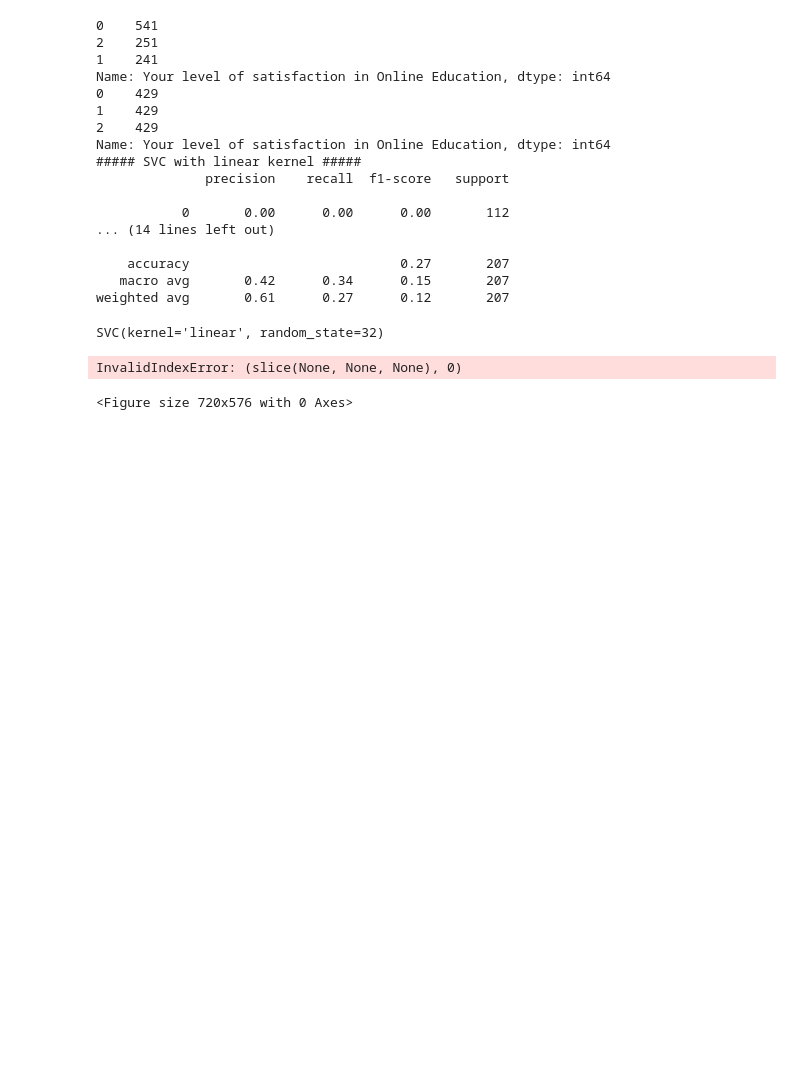
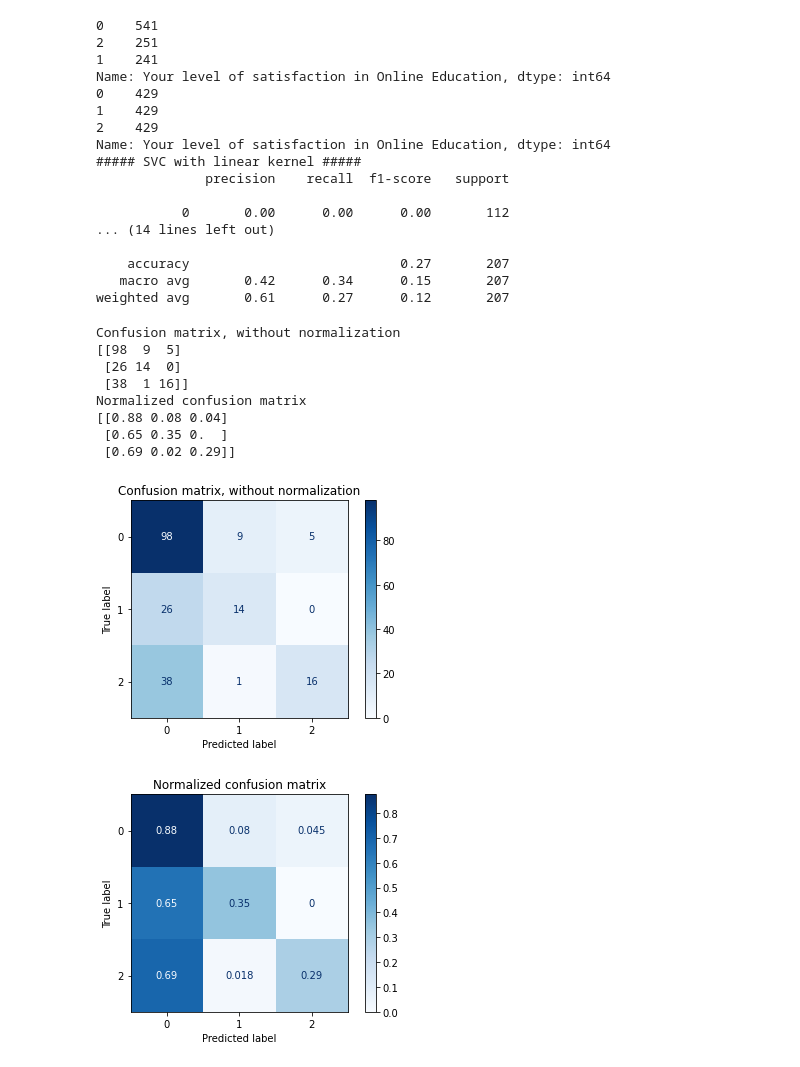
Before and after one commit to ECS-171-Divorce-Team/ECS-171-Online-Study, a Jupyter notebook: SVMModel.ipynb, the cells around one changed output. Cells and saved outputs as stored; diff of their text form; code cells hidden in the pictures; blank space fills up the shorter version.

Commit message:
conf matrix

```diff
--- a/SVMModel.ipynb
+++ b/SVMModel.ipynb
@@ -98,31 +98,50 @@ Name: Your level of satisfaction in Online Education, dtype: int64
     accuracy                           0.27       207
    macro avg       0.42      0.34      0.15       207
 weighted avg       0.61      0.27      0.12       207
-# %%
-import numpy as np
-from sklearn.svm import SVC
-
-# Splitting our dataset by train and test parts.
-# `stratify` is here to make our splitting balanced
-# in terms of classes.
-# And here we train our model. IMPORTANT: we use kernel='linear'.
-svc_model = SVC(kernel='linear', random_state=32)
-svc_model.fit(X_train, y_train)
-# %% [output]
-SVC(kernel='linear', random_state=32)
-# %%
-import matplotlib.pyplot as plt
-import seaborn as sns
-plt.figure(figsize=(10, 8))
-# Plotting our two-features-space
-sns.scatterplot(x=X_train[:, 0], y=X_train[:, 1], hue=y_train, s=8);
-# Constructing a hyperplane using a formula.
-w = svc_model.coef_[0]           # w consists of 2 elements
-b = svc_model.intercept_[0]      # b consists of 1 element
-x_points = np.linspace(-1, 1)    # generating x-points from -1 to 1
-y_points = -(w[0] / w[1]) * x_points - b / w[1]  # getting corresponding y-points
-# Plotting a red hyperplane
-plt.plot(x_points, y_points, c='r');
-# %% [output]
-InvalidIndexError: (slice(None, None, None), 0)
-<Figure size 720x576 with 0 Axes>
+# %%
+import numpy as np
+import matplotlib.pyplot as plt
+
+from sklearn import svm, datasets
+from sklearn.model_selection import train_test_split
+from sklearn.metrics import ConfusionMatrixDisplay
+
+# Run classifier, using a model that is too regularized (C too low) to see
+# the impact on the results
+classifier = svm.SVC(kernel="linear", C=0.01).fit(X_train, y_train)
+
+# np.set_printoptions(precision=2)
+
+
+# Plot non-normalized confusion matrix
+titles_options = [
+    ("Confusion matrix, without normalization", None),
+    ("Normalized confusion matrix", "true"),
+]
+for title, normalize in titles_options:
+    disp = ConfusionMatrixDisplay.from_estimator(
+        classifier,
+        X_test,
+        y_test,
+        #display_labels=class_names,
+        cmap=plt.cm.Blues,
+        normalize=normalize,
+
+    )
+    disp.ax_.set_title(title)
+
+    print(title)
+    print(disp.confusion_matrix)
+
+plt.show()
+# %% [output]
+Confusion matrix, without normalization
+[[98  9  5]
+ [26 14  0]
+ [38  1 16]]
+Normalized confusion matrix
+[[0.88 0.08 0.04]
+ [0.65 0.35 0.  ]
+ [0.69 0.02 0.29]]
+[figure, added]
+[figure, added]
```
